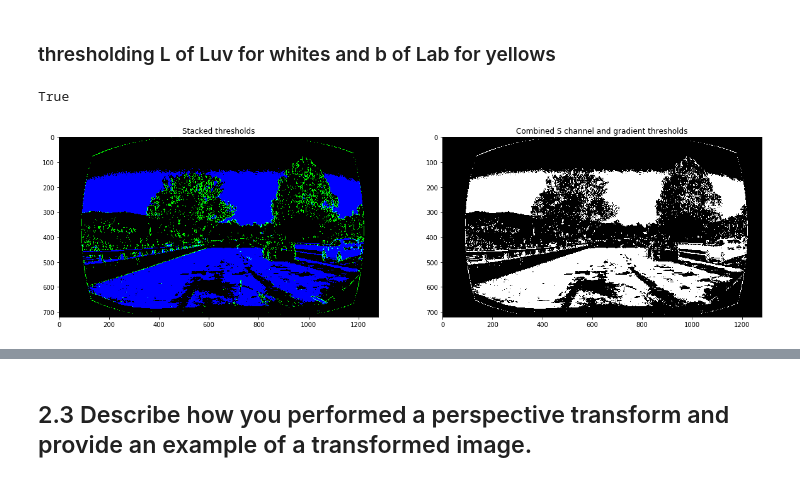
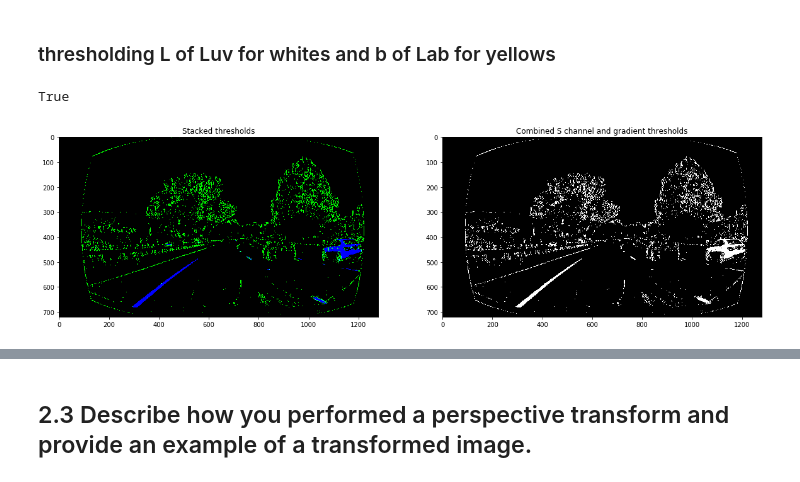
Before and after one commit to mgdreamingstar/CarND-Advanced-Lane-Lines, a Jupyter notebook: Advance-Lane-Lines.ipynb, the cells around one changed output, grey strips where cells are left out. Saved outputs shown, nothing was run; the diff lists cells and outputs as text; code cells hidden in the pictures.

Commit message:
Lab threshold

```diff
--- a/Advance-Lane-Lines.ipynb
+++ b/Advance-Lane-Lines.ipynb
@@ -329,36 +329,36 @@ def LuvLab_binary(LuvLab_image):
     sxbinary[(scaled_sobel >= thresh_min) & (scaled_sobel <= thresh_max)] = 1
 
     # Threshold color channel
-    L_thresh_min = 170
+    L_thresh_min = 235
     L_thresh_max = 255
     b_thresh_min = 170
     b_thresh_max = 255
     L_binary = np.zeros_like(L_channel)
     b_binary = np.zeros_like(b_channel)
     all_binary = np.zeros_like(L_channel)
     L_binary[(L_channel >= L_thresh_min) & (L_channel <= L_thresh_max)] = 1
     b_binary[(b_channel >= b_thresh_min) & (b_channel <= b_thresh_max)] = 1
     all_binary[(L_binary == 1) | (b_binary == 1)] = 1
     # Stack each channel to view their individual contributions in green and blue respectively
     # This returns a stack of the two binary images, whose components you can see as different colors
     color_binary = np.dstack(( np.zeros_like(sxbinary), sxbinary, all_binary))
 
     # Combine the two binary thresholds
     combined_binary = np.zeros_like(sxbinary)
     combined_binary[(all_binary == 1) | (sxbinary == 1)] = 1
     return color_binary, combined_binary
 
 color_binary, combined_binary = LuvLab_binary(thresh_image)
 # Plotting thresholded images
 f, (ax1, ax2) = plt.subplots(1, 2, figsize=(20,10))
 ax1.set_title('Stacked thresholds')
 color_binary = np.uint8(255 * color_binary)
 ax1.imshow(color_binary)
 
 ax2.set_title('Combined S channel and gradient thresholds')
 ax2.imshow(combined_binary, cmap='gray')
 combined_binary = np.uint8(255 * combined_binary)
 cv2.imwrite(os.path.abspath(r'.\output_images\combined_hls.jpg'), combined_binary)
 # %% [output]
 True
-[figure, old version]
+[figure, new version]
```
Also changed, not shown: parts of 2 cells of this notebook, 2 other files.
